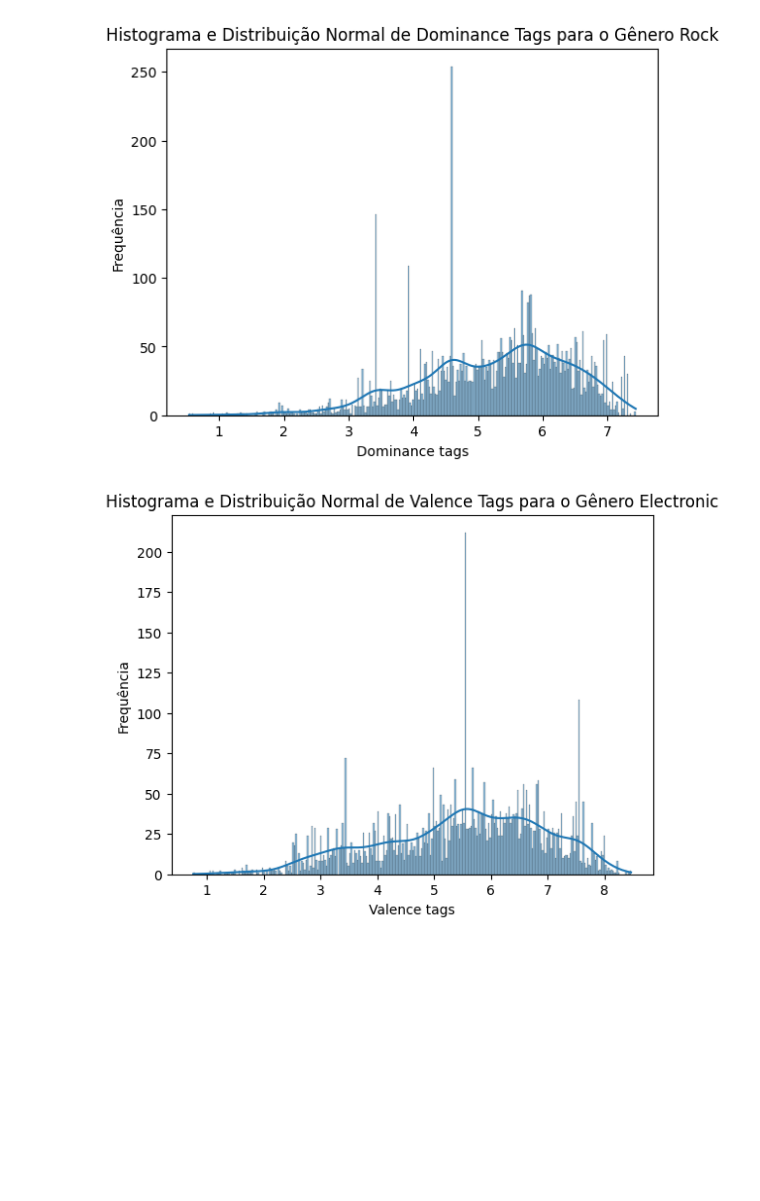
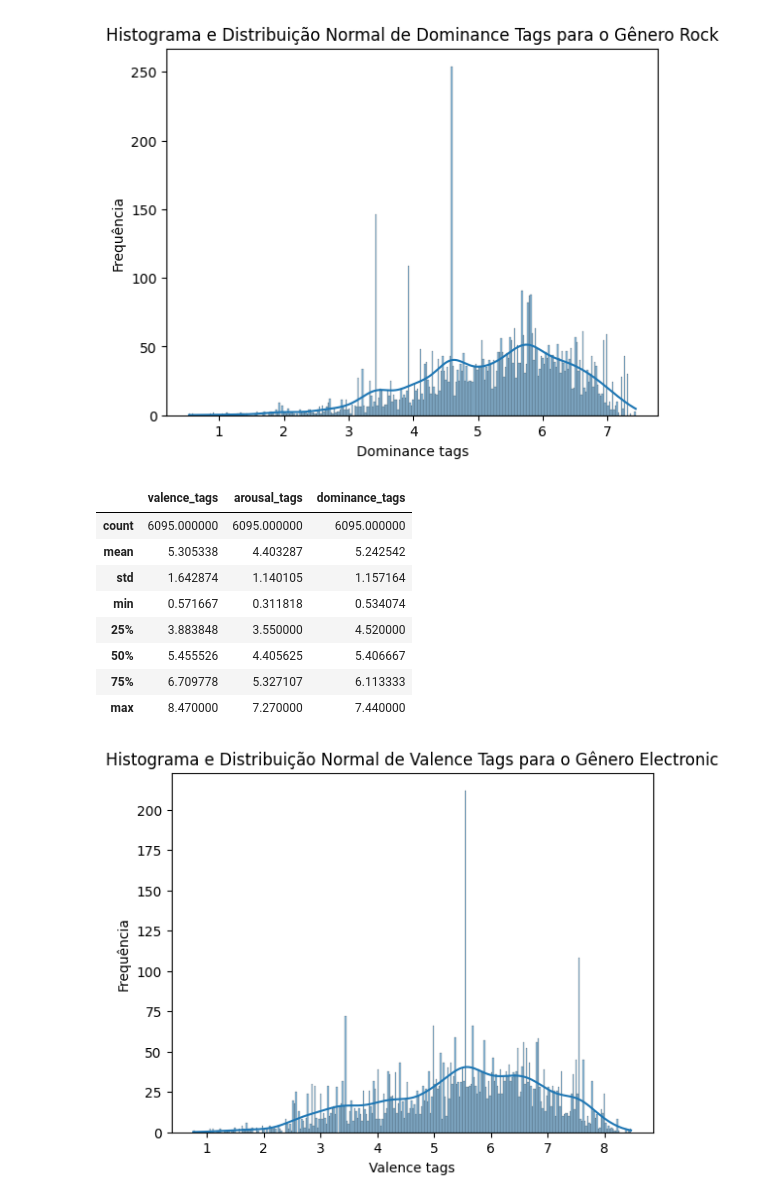
Before and after one commit to Texugo-928/EDA_Projeto_Sentimento_Musical, a Jupyter notebook: projeto_final.ipynb, the cells around one changed output. Drawn from its saved outputs; the diff is of its cells as text; code cells hidden in the pictures; blank space fills up the shorter version.

```diff
--- a/projeto_final.ipynb
+++ b/projeto_final.ipynb
@@ -572,6 +584,18 @@ plt.show()
 [figure]
 [figure]
 [figure]
+# %%
+df_estatisticas_rock.describe()
+# %% [output]
+|  | valence_tags | arousal_tags | dominance_tags |
+| count | 6095.000000 | 6095.000000 | 6095.000000 |
+| mean | 5.305338 | 4.403287 | 5.242542 |
+| std | 1.642874 | 1.140105 | 1.157164 |
+| min | 0.571667 | 0.311818 | 0.534074 |
+| 25% | 3.883848 | 3.550000 | 4.520000 |
+| 50% | 5.455526 | 4.405625 | 5.406667 |
+| 75% | 6.709778 | 5.327107 | 6.113333 |
+| max | 8.470000 | 7.270000 | 7.440000 |
 # %%
 # estatísticas para o genero electronic
 
```
Also changed, not shown: parts of 4 cells of this notebook.
